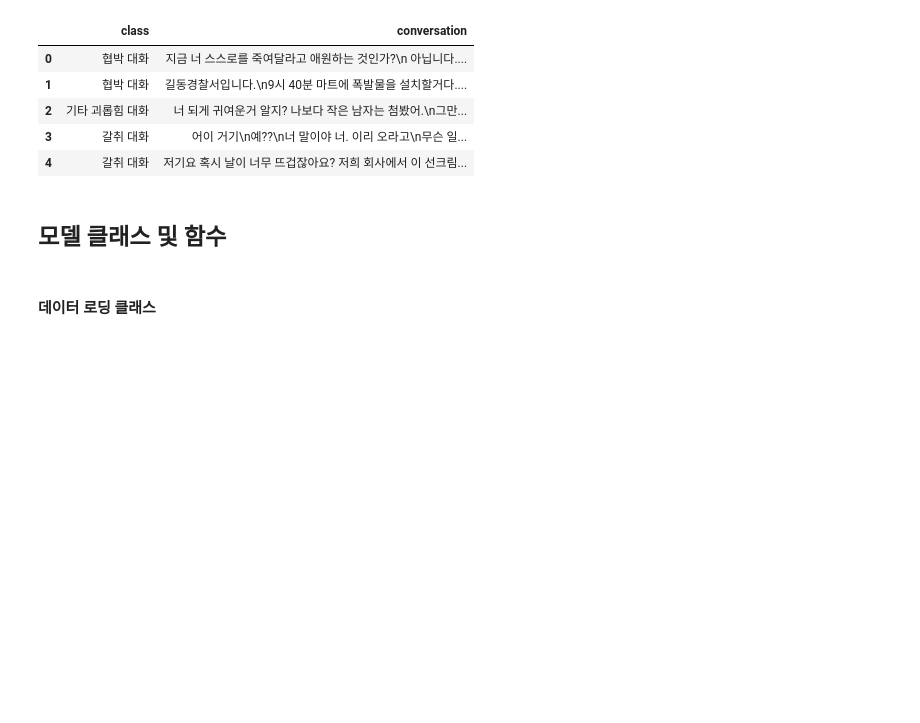
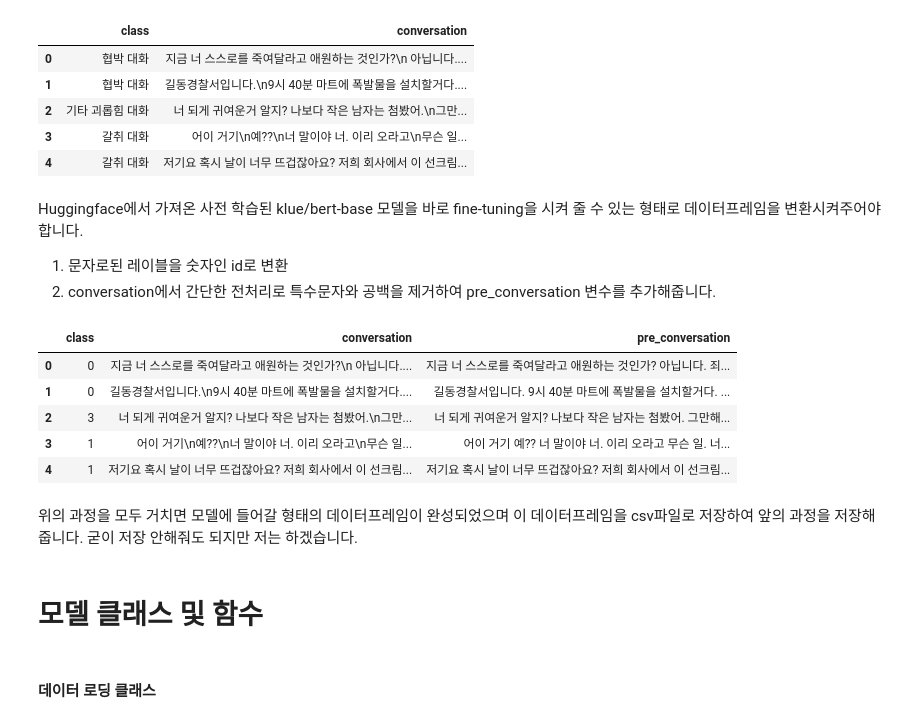
Before and after one commit to sda96/AI_HUB_Select_baseline, a Jupyter notebook: Select_AIHUB_baseline.ipynb, the cells around one changed output. Cells and saved outputs as stored; diff of their text form; code cells hidden in the pictures; blank space fills up the shorter version.

```diff
--- a/Select_AIHUB_baseline.ipynb
+++ b/Select_AIHUB_baseline.ipynb
@@ -285,10 +285,46 @@ TUNiB 훈련 데이터 개수 : 9067
 | 2 | 기타 괴롭힘 대화 | 너 되게 귀여운거 알지? 나보다 작은 남자는 첨봤어.\n그만... |
 | 3 | 갈취 대화 | 어이 거기\n예??\n너 말이야 너. 이리 오라고\n무슨 일... |
 | 4 | 갈취 대화 | 저기요 혹시 날이 너무 뜨겁잖아요? 저희 회사에서 이 선크림... |
+# %% [markdown]
+Huggingface에서 가져온 사전 학습된 klue/bert-base 모델을 바로 fine-tuning을 시켜 줄 수 있는 형태로 데이터프레임을 변환시켜주어야 합니다.
+1. 문자로된 레이블을 숫자인 id로 변환
+2. conversation에서 간단한 전처리로 특수문자와 공백을 제거하여 pre_conversation 변수를 추가해줍니다.
+# %%
+def label2id(x):
+  # id에 맞는 실제 클래스로 변환시킵니다.
+  if x == "협박 대화":
+    return 0
+  elif x == "갈취 대화":
+    return 1
+  elif x == "직장 내 괴롭힘 대화":
+    return 2
+  elif x == "기타 괴롭힘 대화":
+    return 3
+  elif x == "일반 대화":
+    return 4
+
+def preprocessing(x):
+  x = re.sub("[^ㄱ-ㅎ가-힣0-9?!,.]", " ", x)
+  x = re.sub("[ ]+", " ", x)
+  x = x.strip()
+  return x
+# %%
+total_train["class"] = total_train["class"].apply(lambda x : label2id(x))
+total_train["pre_conversation"] = total_train["conversation"].apply(lambda x : preprocessing(x))
+total_train.head()
+# %% [output]
+|  | class | conversation | pre_conversation |
+| 0 | 0 | 지금 너 스스로를 죽여달라고 애원하는 것인가?\n 아닙니다.... | 지금 너 스스로를 죽여달라고 애원하는 것인가? 아닙니다. 죄... |
+| 1 | 0 | 길동경찰서입니다.\n9시 40분 마트에 폭발물을 설치할거다.... | 길동경찰서입니다. 9시 40분 마트에 폭발물을 설치할거다. ... |
+| 2 | 3 | 너 되게 귀여운거 알지? 나보다 작은 남자는 첨봤어.\n그만... | 너 되게 귀여운거 알지? 나보다 작은 남자는 첨봤어. 그만해... |
+| 3 | 1 | 어이 거기\n예??\n너 말이야 너. 이리 오라고\n무슨 일... | 어이 거기 예?? 너 말이야 너. 이리 오라고 무슨 일. 너... |
+| 4 | 1 | 저기요 혹시 날이 너무 뜨겁잖아요? 저희 회사에서 이 선크림... | 저기요 혹시 날이 너무 뜨겁잖아요? 저희 회사에서 이 선크림... |
+# %% [markdown]
+위의 과정을 모두 거치면 모델에 들어갈 형태의 데이터프레임이 완성되었으며 이 데이터프레임을 csv파일로 저장하여 앞의 과정을 저장해줍니다. 굳이 저장 안해줘도 되지만 저는 하겠습니다.
 # %%
 total_train.to_csv("./total_train.csv")
 # %% [markdown]
-## 모델 클래스 및 함수
+# 모델 클래스 및 함수
 # %% [markdown]
 #### 데이터 로딩 클래스
 # %%
```
Also changed, not shown: parts of 25 cells of this notebook.
